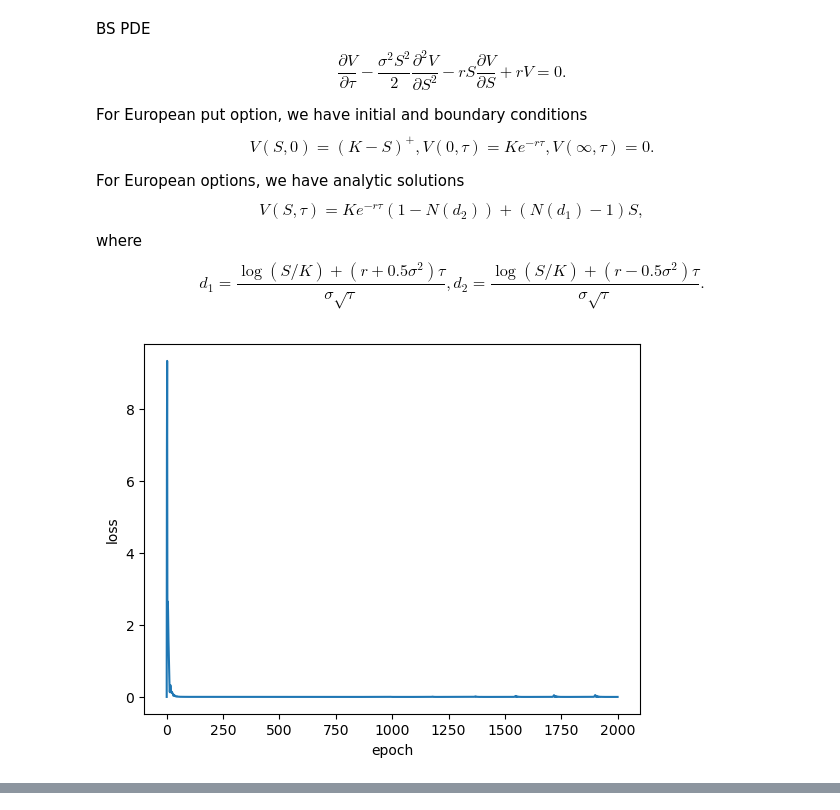
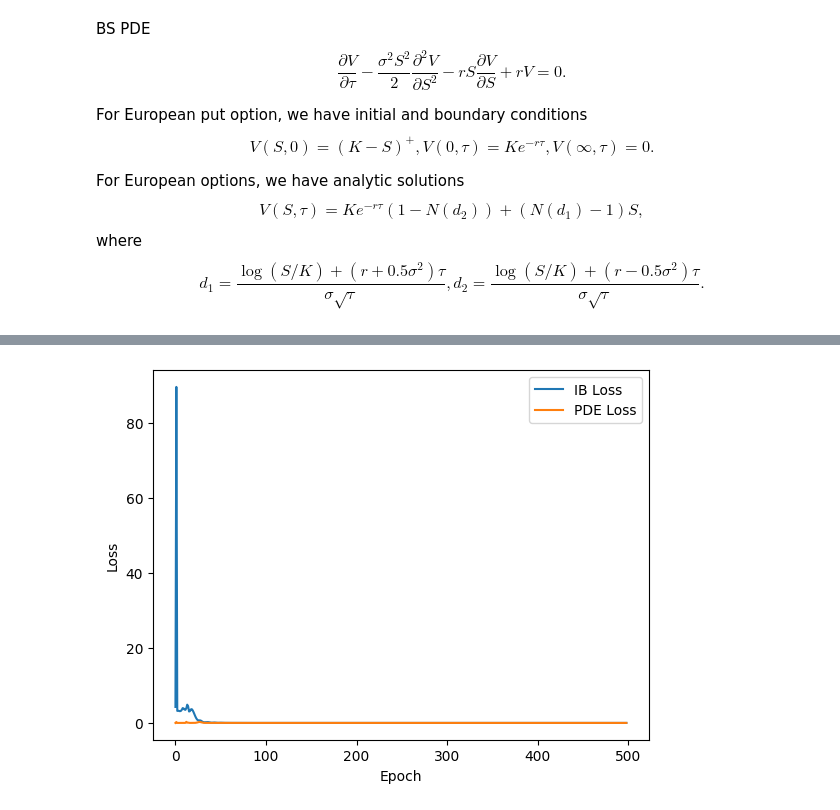
Before and after one commit to liyiyan128/Option-Pricing-Using-Physics-Informed-Neural-Networks, a Jupyter notebook: PINN_example.ipynb, the cells around one changed output, grey strips where cells are left out. Drawn from its saved outputs; the diff is of its cells as text; code cells hidden in the pictures.

```diff
--- a/PINN_example.ipynb
+++ b/PINN_example.ipynb
@@ -142,26 +163,28 @@ tau_ib.requires_grad = True
 V_ib.requires_grad = True
 S_pde.requires_grad = True
 tau_pde.requires_grad = True
-# %%
-from tqdm import tqdm  # progress bar
-
-
-# training
-model = EuropeanPINN(nn, K, T, r, sigma, S_inf)
-# first
-optimizer = torch.optim.Adam(model.parameters(), lr=1e-1)
-n_epochs = 2000
-losses = []
-for epoch in tqdm(range(n_epochs)):
-    optimizer.zero_grad()
-    loss = model.loss(S_ib, tau_ib, V_ib, S_pde, tau_pde, S_data, tau_data, V_data)
-    loss.backward()
-    optimizer.step()
-    losses.append(loss.item())
-
-plt.plot(losses)
-plt.xlabel('epoch')
-plt.ylabel('loss')
-plt.show()
-# %% [output]
-[figure, removed]
+# %%
+# nn = torch.nn.Sequential(
+#     torch.nn.Linear(2, 20),
+#     torch.nn.Tanh(),
+#     torch.nn.Linear(20, 20),
+#     torch.nn.Tanh(),
+#     torch.nn.Linear(20, 20),
+#     torch.nn.Tanh(),
+#     torch.nn.Linear(20, 1)
+# )
+
+nn = torch.nn.Sequential(
+    torch.nn.Linear(2, 20),
+    torch.nn.ReLU(),
+    torch.nn.Linear(20, 20),
+    torch.nn.ReLU(),
+    torch.nn.Linear(20, 20),
+    torch.nn.ReLU(),
+    torch.nn.Linear(20, 1)
+)
+
+model = EuropeanPINN(nn, K, T, r, sigma, S_inf)
+model.train(S_ib, tau_ib, V_ib, S_pde, tau_pde, S_data, tau_data, V_data, epochs=500, lr=1e-1)
+model.plot_loss(data=False, range=-1)
+# %% [output]
@@ -168,3 +208,4 @@ plt.show()
+[figure, added]
 # %%
 # plot
 S_plot = torch.linspace(0, 10, 1000)
```
Also changed, not shown: parts of 7 cells of this notebook.
